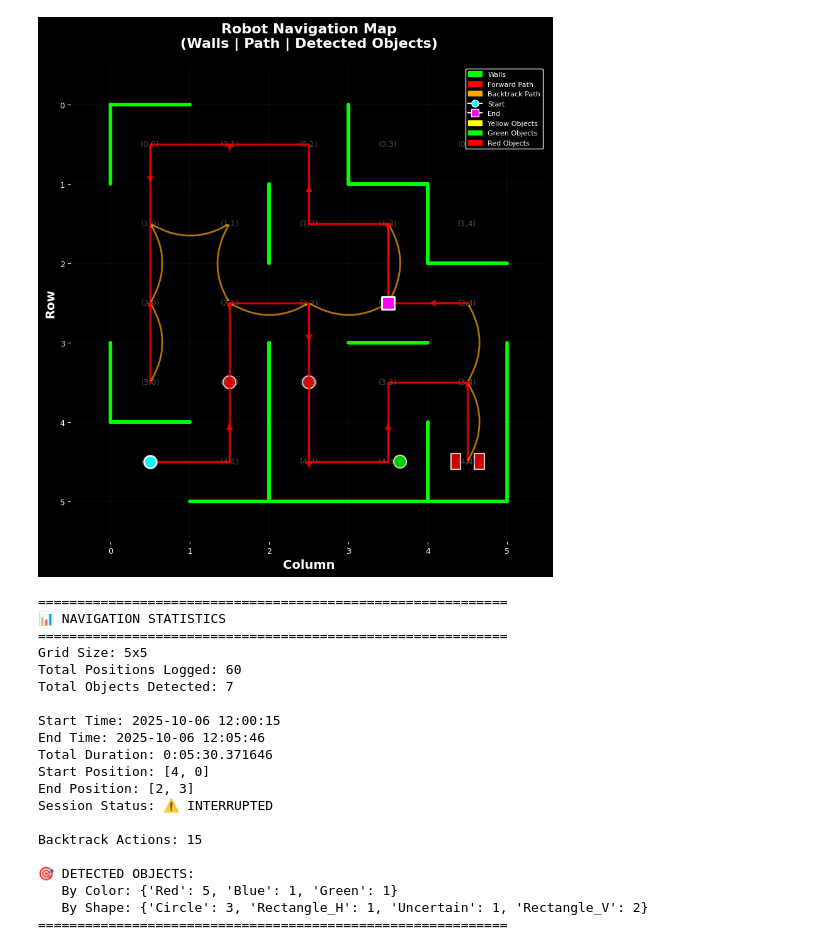
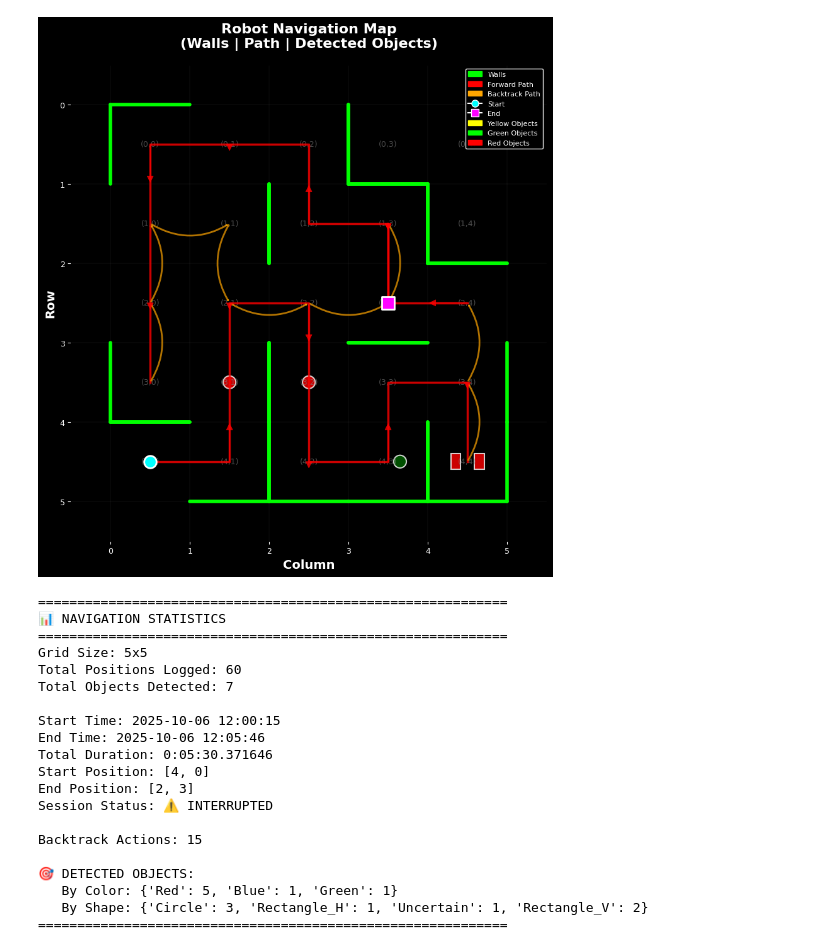
Before and after one commit to Anandaa69/Robot_Module_2-1, a Jupyter notebook: Assignment/dude/James_path/tem_map_copy/mapping_3upgrade.ipynb, the cells around one changed output. Drawn from its saved outputs; the diff is of its cells as text; code cells hidden in the pictures.

```diff
--- a/Assignment/dude/James_path/tem_map_copy/mapping_3upgrade.ipynb
+++ b/Assignment/dude/James_path/tem_map_copy/mapping_3upgrade.ipynb
@@ -99,7 +99,7 @@ def plot_comprehensive_map():
             if color == 'yellow':
                 mpl_color = 'yellow'
             elif color == 'green':
-                mpl_color = 'lime'
+                mpl_color = 'darkgreen'
             elif color == 'red':
                 mpl_color = 'red'
             else:
@@ -251,34 +251,34 @@ def plot_comprehensive_map():
         print(f"\nStart Time: {start_time.strftime('%Y-%m-%d %H:%M:%S')}")
         print(f"End Time: {end_time.strftime('%Y-%m-%d %H:%M:%S')}")
         print(f"Total Duration: {duration}")
         print(f"Start Position: {position_log[0]['position']}")
         print(f"End Position: {position_log[-1]['position']}")
         print(f"Session Status: {'⚠️ INTERRUPTED' if robot_data['session_info']['interrupted'] else '✅ COMPLETED'}")
 
     # นับจำนวน backtrack
     backtrack_count = sum(1 for log in position_log if 'Backtrack' in log['action'])
     print(f"\nBacktrack Actions: {backtrack_count}")
 
     # สรุปวัตถุ
     print(f"\n🎯 DETECTED OBJECTS:")
     color_counts = {}
     shape_counts = {}
     for obj in detected_objects:
         color = obj['color']
         shape = obj['shape']
         color_counts[color] = color_counts.get(color, 0) + 1
         shape_counts[shape] = shape_counts.get(shape, 0) + 1
 
     print(f"   By Color: {dict(color_counts)}")
     print(f"   By Shape: {dict(shape_counts)}")
     print("="*60 + "\n")
 
 
 # ==================== เรียกใช้งาน ====================
 if __name__ == "__main__":
     plot_comprehensive_map()
 # %% [output]
-[figure, old version]
+[figure, new version]
 ============================================================
 📊 NAVIGATION STATISTICS
 ============================================================
```
Also changed, not shown: parts of 2 cells of this notebook, 1 other file.
